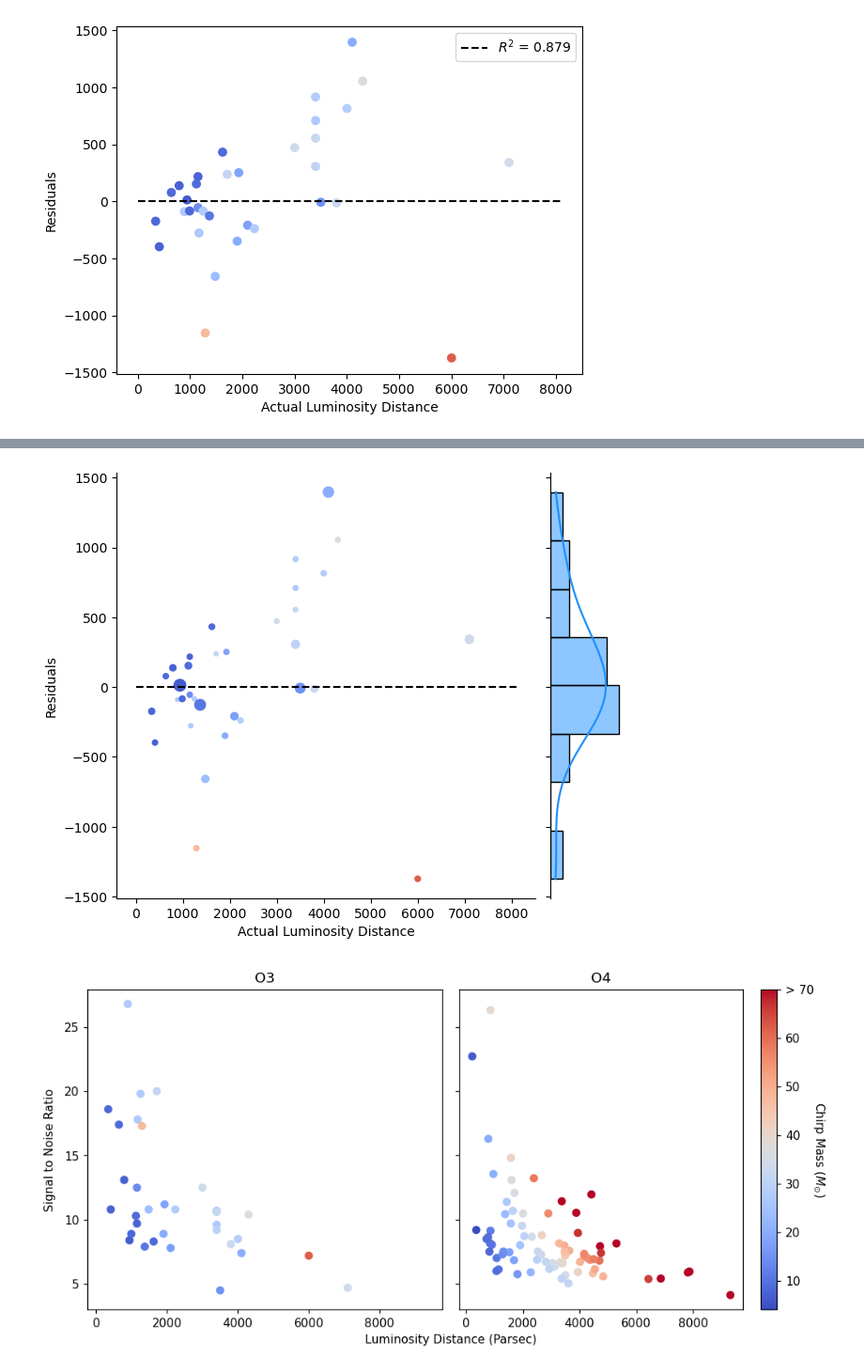
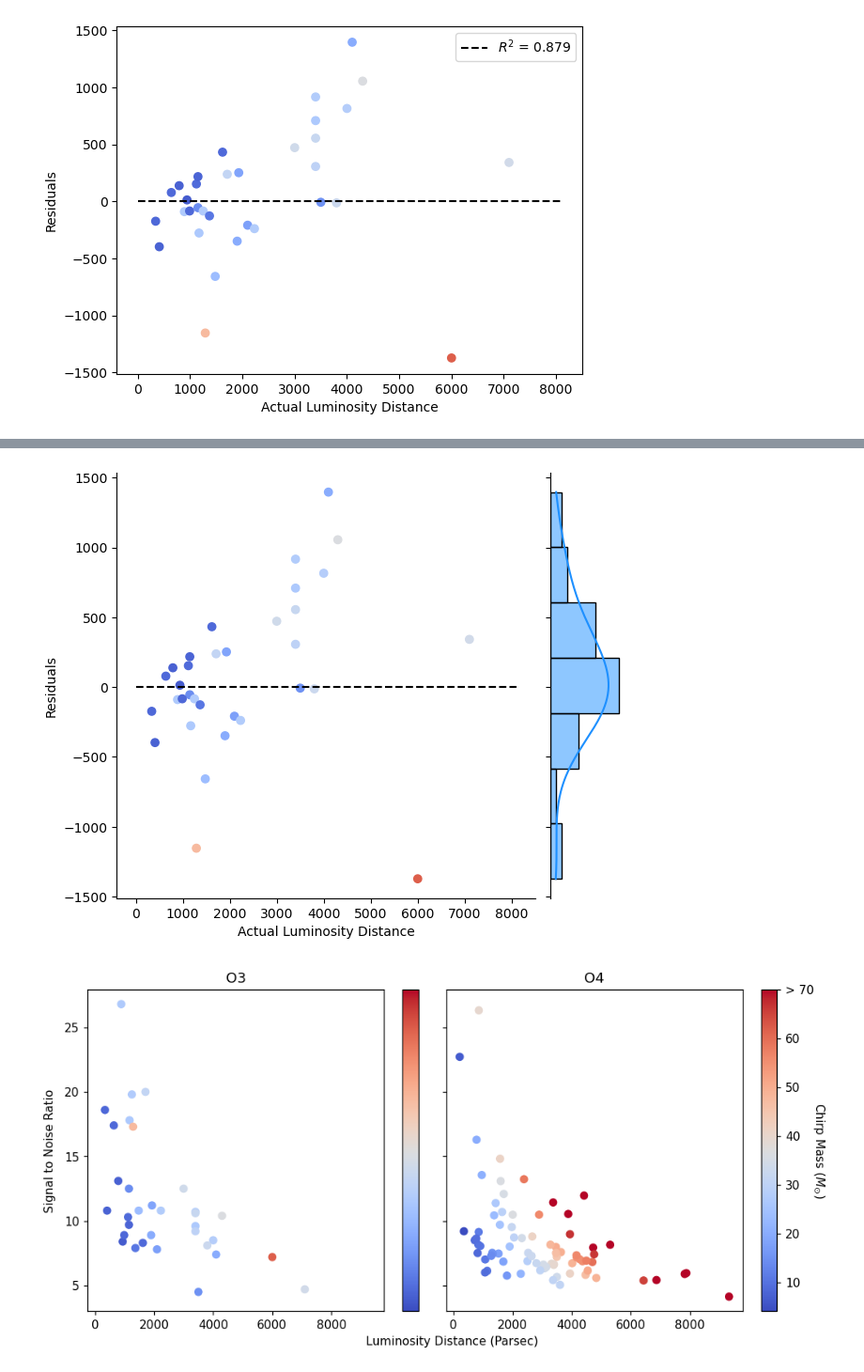
Before and after one commit to AndrewValentini/Gravitational-Waves-Research-23-24, a Jupyter notebook: Data Analysis/Graphs.ipynb, the cells around one changed output, grey strips where cells are left out. Shown at 94% size. Cells and saved outputs as stored; diff of their text form; code cells hidden in the pictures.

Commit message:
fixed residuals plot

```diff
--- a/Data Analysis/Graphs.ipynb
+++ b/Data Analysis/Graphs.ipynb
@@ -60,7 +64,7 @@ plt.show()
 # %% [output]
 [figure]
 # %%
-plot_sub_O3 = sub_O3
+plot_sub_O3 = fit_O3
 include_colorbar = True
 scale = "log"
 
@@ -70,9 +74,9 @@ title = "Fitting Our Model"
 x_label = "Chirp Mass ($M_{\odot}$)"
 y_label = "SNR $\\times$ Luminosity Distance"
 # %%
-sc = plt.scatter(plot_sub_O3["chirp_mass_source"], plot_sub_O3["luminosity_distance"] * plot_sub_O3["network_matched_filter_snr"], c = plot_sub_O3["chirp_mass"], cmap=O3_colormap, vmin=O3_colormap_range[0], vmax=O3_colormap_range[1])
+sc = plt.scatter(plot_sub_O3[O3_mass_val], plot_sub_O3["luminosity_distance"] * plot_sub_O3["network_matched_filter_snr"], c = plot_sub_O3[O3_mass_val], cmap=O3_colormap, vmin=O3_colormap_range[0], vmax=O3_colormap_range[1])
 
-coefficients = np.polyfit(np.log(plot_sub_O3["chirp_mass_source"]), np.log(plot_sub_O3["luminosity_distance"] * plot_sub_O3["network_matched_filter_snr"]), 1)
+coefficients = np.polyfit(np.log(plot_sub_O3[O3_mass_val]), np.log(plot_sub_O3["luminosity_distance"] * plot_sub_O3["network_matched_filter_snr"]), 1)
 m_DL, b_DL = coefficients
 fit_line_O3_BBH = np.poly1d(coefficients)
 x = np.linspace(linspace_range[0], linspace_range[1], 2)
@@ -81,7 +85,7 @@ plt.plot(np.e ** x, np.e ** fit_line_O3_BBH(x), color="black", linestyle="--", l
 if include_colorbar:
     cbar = plt.colorbar(sc)
     cbar.ax.get_yaxis().labelpad = 20
-    cbar.ax.set_ylabel('Chirp Mass ($M_{\odot}$)', rotation=270)
+    cbar.ax.set_ylabel(f"{mass_val_name} " + "($M_{\odot}$)", rotation=270)
 
 if title is not None:
     plt.title(title)
@@ -181,7 +221,7 @@ sns.histplot(y=residuals, color="dodgerblue", kde=True, bins=bins, ax=g.ax_marg_
 
 g.ax_joint.plot(x,np.zeros(2), color = "black", linestyle="--", label="$R^2$ = {:.3f}".format(r2_score(np.log(plot_sub_O3["luminosity_distance"]), predicted_luminosity_distances)))
 
-sc = g.ax_joint.scatter(plot_sub_O3["luminosity_distance"], residuals, s=100 * plot_sub_O3["mass_dos"], c=plot_sub_O3["chirp_mass"], cmap=O3_colormap, vmin=O3_colormap_range[0], vmax=O3_colormap_range[1])
+sc = g.ax_joint.scatter(plot_sub_O3["luminosity_distance"], residuals, c=plot_sub_O3[O3_mass_val], cmap=O3_colormap, vmin=O3_colormap_range[0], vmax=O3_colormap_range[1])
 
 if include_r2score:
     g.ax_joint.legend()
@@ -191,20 +231,19 @@ if title is not None:
 
 g.ax_joint.set_ylabel(y_label)
 g.ax_joint.set_xlabel(x_label)
-g.ax_joint.set_xscale(scale)
 plt.show()
 # %% [output]
-[figure, old version]
+[figure, new version]
 # %%
 plot_sub_O3 = sub_O3
 plot_sub_O4 = sub_O4
-include_O3_colorbar = False
+include_O3_colorbar = True
 include_O4_colorbar = True
 
 include_O3_colorbar_ticks = False
 include_O3_colorbar_label = False
-include_O3_greater_then_tick = True
-include_O4_colorbar_ticks = True
+include_O3_greater_then_tick = include_greater_then_tick
+include_O4_colorbar_ticks = include_greater_then_tick
 
 y_scale = "linear"
 x_scale = "linear"
@@ -214,7 +253,7 @@ x_label = "Luminosity Distance (Parsec)"
 y_label = "Signal to Noise Ratio"
 # %%
 def predict_luminosity_distance(df, m, b, c):
-    return (np.e ** b) * (df['chirp_mass'] ** m) / (c * df['snr'])
+    return (np.e ** b) * (df[O3_mass_val] ** m) / (c * df['snr'])
 
 predicted_O4_luminosity_distances = predict_luminosity_distance(plot_sub_O4, m_DL, b_DL, O4_SNR_scale_factor)
 
@@ -224,7 +263,7 @@ O3_ticks = list(range(int(O4_colormap_range[0] - O4_colormap_range[0] % 10), int
 fig, (ax1, ax2) = plt.subplots(1, 2, figsize=(10, 5), dpi=110, sharex=True, sharey=True)
 fig.add_subplot(111, frameon=False)
 
-sc = ax1.scatter(plot_sub_O3["luminosity_distance"], plot_sub_O3["snr"], c = plot_sub_O3["chirp_mass"], cmap=O3_colormap, vmin=O3_colormap_range[0], vmax=O3_colormap_range[1])
+sc = ax1.scatter(plot_sub_O3["luminosity_distance"], plot_sub_O3["snr"], c = plot_sub_O3[O3_mass_val], cmap=O3_colormap, vmin=O3_colormap_range[0], vmax=O3_colormap_range[1])
 ax1.set_title("O3")
 ax1.set_xscale(x_scale)
 
@@ -239,37 +278,37 @@ if include_O3_colorbar:
         cbar1.set_ticks([])
     if include_O3_colorbar_label:
         cbar1.ax.get_yaxis().labelpad = 10
-        cbar1.ax.set_ylabel('Chirp Mass ($M_{\odot}$)', rotation=270)
+        cbar1.ax.set_ylabel(f"{mass_val_name} " + "($M_{\odot}$)", rotation=270)
 
-sc = ax2.scatter(predicted_O4_luminosity_distances, plot_sub_O4["snr"], c = plot_sub_O4["chirp_mass"], cmap=O4_colormap, vmin=O4_colormap_range[0], vmax=O4_colormap_range[1])
+sc = ax2.scatter(predicted_O4_luminosity_distances, plot_sub_O4["snr"], c = plot_sub_O4[O3_mass_val], cmap=O4_colormap, vmin=O4_colormap_range[0], vmax=O4_colormap_range[1])
 
 ax2.set_title("O4")
 ax2.set_xscale(x_scale)
 
 if include_O4_colorbar:
     cbar2 = None
     if include_O4_colorbar_ticks:
         cbar2 = plt.colorbar(sc, ax=ax2, ticks=O4_ticks)
         if include_greater_then_tick:
             cbar2.ax.set_yticklabels([str(t) for t in O4_ticks[0:-1]] + [f"> {O4_ticks[-1]}"])
     else:
         cbar2 = plt.colorbar(sc, ax=ax2)
     cbar2.ax.get_yaxis().labelpad = 10
-    cbar2.ax.set_ylabel('Chirp Mass ($M_{\odot}$)', rotation=270)
+    cbar2.ax.set_ylabel(f"{mass_val_name} " + "($M_{\odot}$)", rotation=270)
     plt.tick_params(labelcolor='none', which='both', top=False, bottom=False, left=False, right=False)
 
 plt.yscale(y_scale)
 
 plt.xlabel(x_label)
 plt.ylabel(y_label)
 
 if title is not None:
     plt.title(title)
 
 plt.tight_layout()
 plt.show()
 # %% [output]
-[figure, old version]
+[figure, new version]
 # %%
 include_O3_colorbar = True
 include_O4_colorbar = True
```
Also changed, not shown: parts of 10 cells of this notebook.
